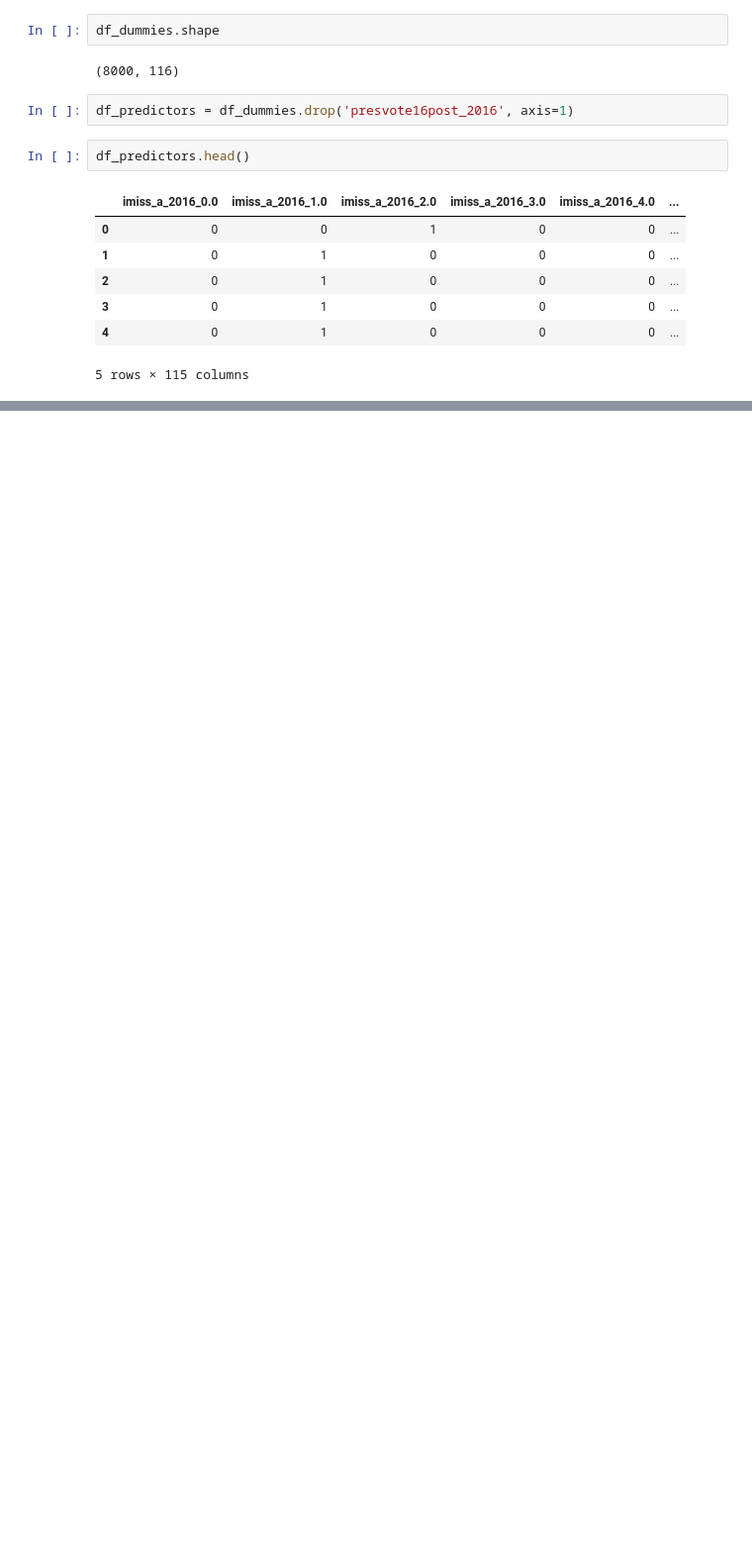
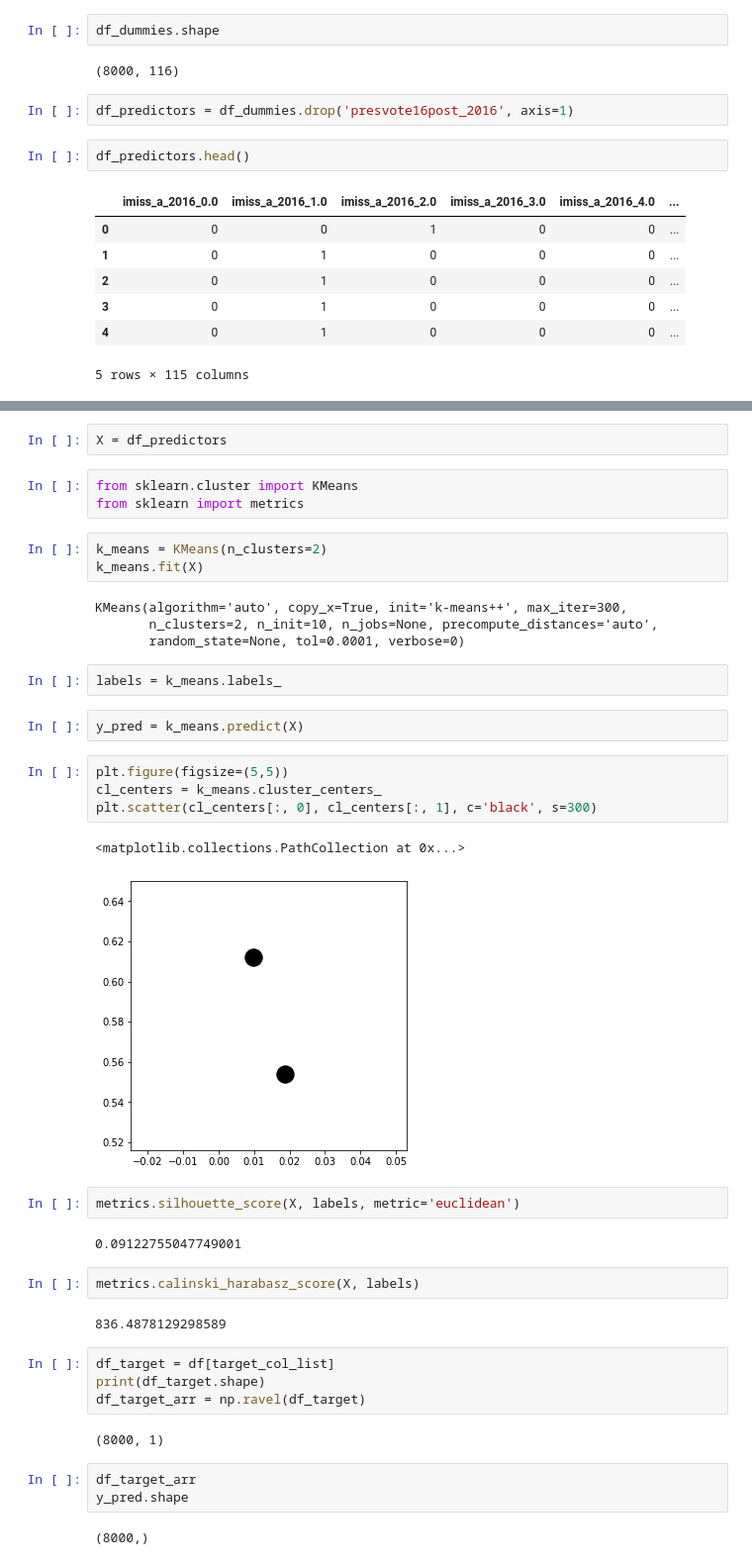
Before and after one commit to ali0003433/predict-by-issue-prioritization, a Jupyter notebook: clean-and-feature-eng.ipynb, the cells around one changed output, grey strips where cells are left out. Shown at 99% size. Drawn from its saved outputs; the diff is of its cells as text; blank space fills up the shorter version.

Commit message:
Add cluster analysis

```diff
--- a/clean-and-feature-eng.ipynb
+++ b/clean-and-feature-eng.ipynb
@@ -76,0 +79,42 @@ df_predictors.head()
+# %%
+X = df_predictors
+# %%
+from sklearn.cluster import KMeans
+from sklearn import metrics
+# %%
+k_means = KMeans(n_clusters=2)
+k_means.fit(X)
+# %% [output]
+KMeans(algorithm='auto', copy_x=True, init='k-means++', max_iter=300,
+       n_clusters=2, n_init=10, n_jobs=None, precompute_distances='auto',
+       random_state=None, tol=0.0001, verbose=0)
+# %%
+labels = k_means.labels_
+# %%
+y_pred = k_means.predict(X)
+# %%
+plt.figure(figsize=(5,5))
+cl_centers = k_means.cluster_centers_
+plt.scatter(cl_centers[:, 0], cl_centers[:, 1], c='black', s=300)
+# %% [output]
+<matplotlib.collections.PathCollection at 0x...>
+[figure, added]
+# %%
+metrics.silhouette_score(X, labels, metric='euclidean')
+# %% [output]
+0.09122755047749001
+# %%
+metrics.calinski_harabasz_score(X, labels)
+# %% [output]
+836.4878129298589
+# %%
+df_target = df[target_col_list]
+print(df_target.shape)
+df_target_arr = np.ravel(df_target)
+# %% [output]
+(8000, 1)
+# %%
+df_target_arr
+y_pred.shape
+# %% [output]
+(8000,)
```
Also changed, not shown: parts of 11 cells of this notebook.
